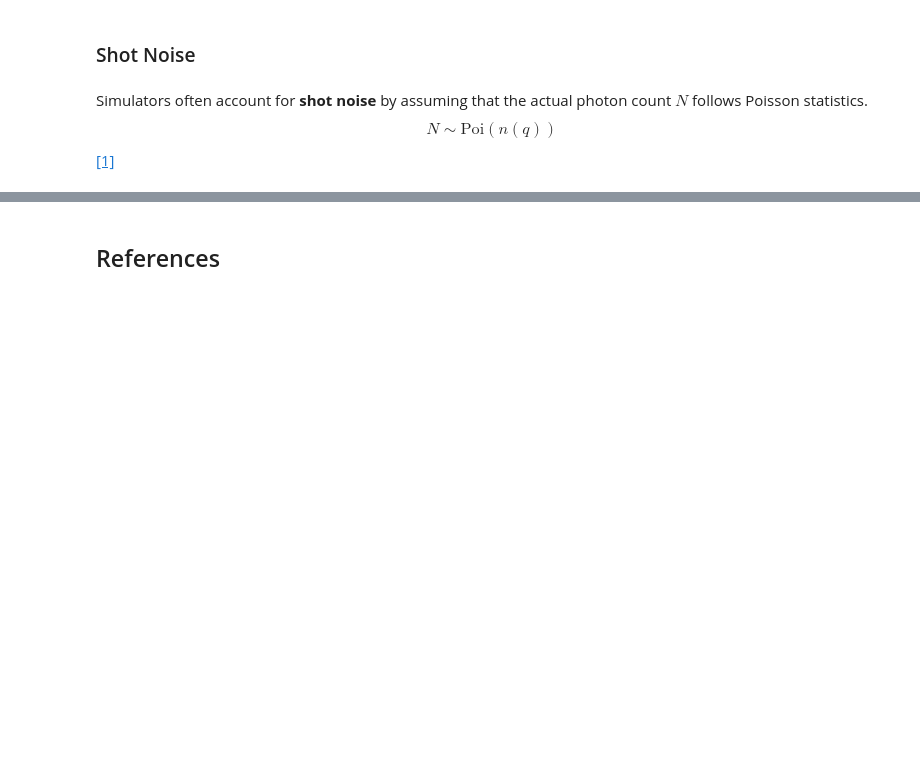
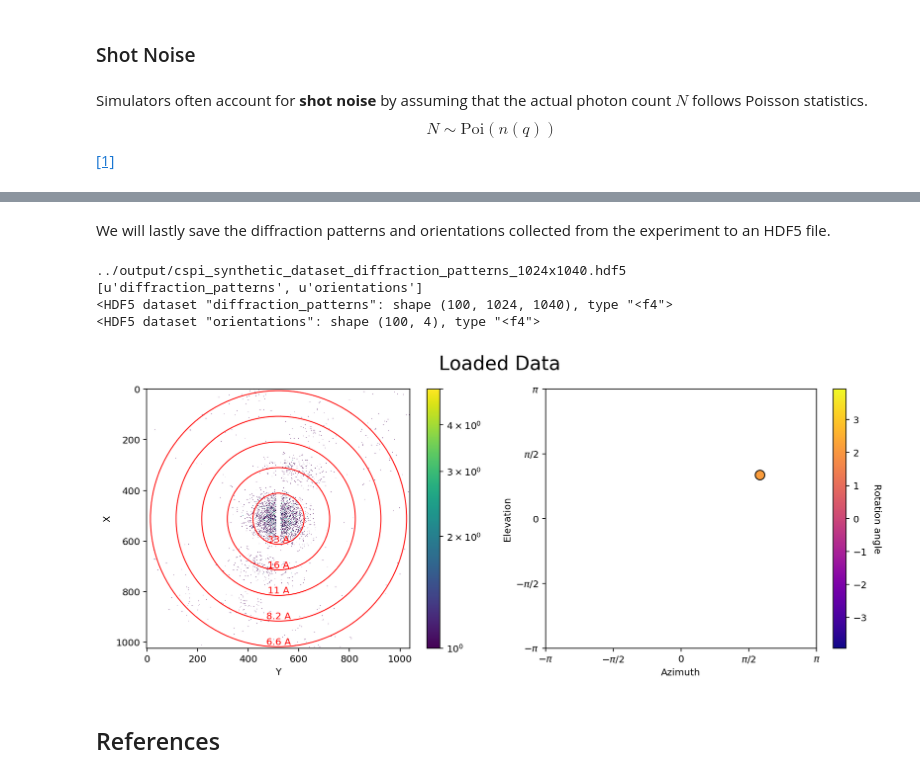
Before and after one commit to chuckie82/skopi, a Jupyter notebook: examples/notebooks/cspi_generate_synthetic_dataset.ipynb, the cells around one changed output, grey strips where cells are left out. Cells and saved outputs as stored; diff of their text form; code cells hidden in the pictures; blank space fills up the shorter version.

```diff
--- a/examples/notebooks/cspi_generate_synthetic_dataset.ipynb
+++ b/examples/notebooks/cspi_generate_synthetic_dataset.ipynb
@@ -351,3 +242,58 @@ cspi_synthetic_dataset_file_handle.close()
+# %% [markdown]
+We will lastly save the diffraction patterns and orientations collected from the experiment to an HDF5 file.
+# %%
+output_dir = '../output'
+if not os.path.exists(output_dir):
+    os.mkdir(output_dir)
+
+cspi_synthetic_dataset_file = os.path.join(output_dir, 'cspi_synthetic_dataset_diffraction_patterns_{}x{}.hdf5'.format(diffraction_patterns.shape[1], diffraction_patterns.shape[2]))
+print(cspi_synthetic_dataset_file)
+
+diffraction_patterns_dataset_name = "diffraction_patterns"
+orientations_dataset_name = "orientations"
+
+with h5.File(cspi_synthetic_dataset_file, "w") as cspi_synthetic_dataset_file_handle:
+    dset_diffraction_patterns = cspi_synthetic_dataset_file_handle.create_dataset(diffraction_patterns_dataset_name, diffraction_patterns.shape, dtype='f')
+    dset_diffraction_patterns[...] = diffraction_patterns
+    dset_orientations = cspi_synthetic_dataset_file_handle.create_dataset(orientations_dataset_name, orientations.shape, dtype='f')
+    dset_orientations[...] = orientations
+
+with h5.File(cspi_synthetic_dataset_file, "r") as cspi_synthetic_dataset_file_handle:
+    print(list(cspi_synthetic_dataset_file_handle.keys()))
+    print(cspi_synthetic_dataset_file_handle[diffraction_patterns_dataset_name])
+    print(cspi_synthetic_dataset_file_handle[orientations_dataset_name])
+
+    loaded_diffraction_pattern = cspi_synthetic_dataset_file_handle[diffraction_patterns_dataset_name][0]
+    loaded_orientation = cspi_synthetic_dataset_file_handle[orientations_dataset_name][0]
+
+print('\n')
+
+fig_nrows = 1
+fig_ncols = 2
+
+fig_width = 14
+fig_height = 5 * fig_nrows
+
+plt.figure(figsize=(fig_width, fig_height))
+viz = ps.Visualizer(experiment, diffraction_rings="auto", log_scale=True)
+
+plt.subplot(fig_nrows, fig_ncols, 1)
+viz.imshow(loaded_diffraction_pattern)
+
+axis, theta = angle_axis_representation(loaded_orientation)
+azimuth, elevation = azimuth_elevation_representation(axis)
+
+ax = plt.subplot(fig_nrows, fig_ncols, 2)
+plot_orientation(ax, azimuth, elevation, theta)
+
+plt.suptitle('Loaded Data', fontsize=20)
+plt.show()
+# %% [output]
+../output/cspi_synthetic_dataset_diffraction_patterns_1024x1040.hdf5
+[u'diffraction_patterns', u'orientations']
+<HDF5 dataset "diffraction_patterns": shape (100, 1024, 1040), type "<f4">
+<HDF5 dataset "orientations": shape (100, 4), type "<f4">
+[figure, added]
 # %% [markdown]
 ## References
 # %% [markdown]
```
Also changed, not shown: parts of 91 cells of this notebook.
